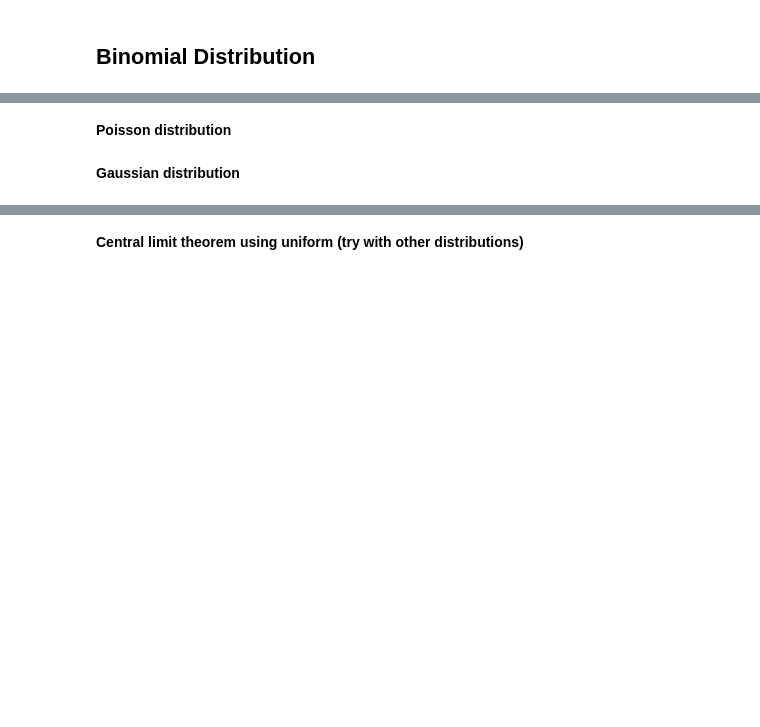
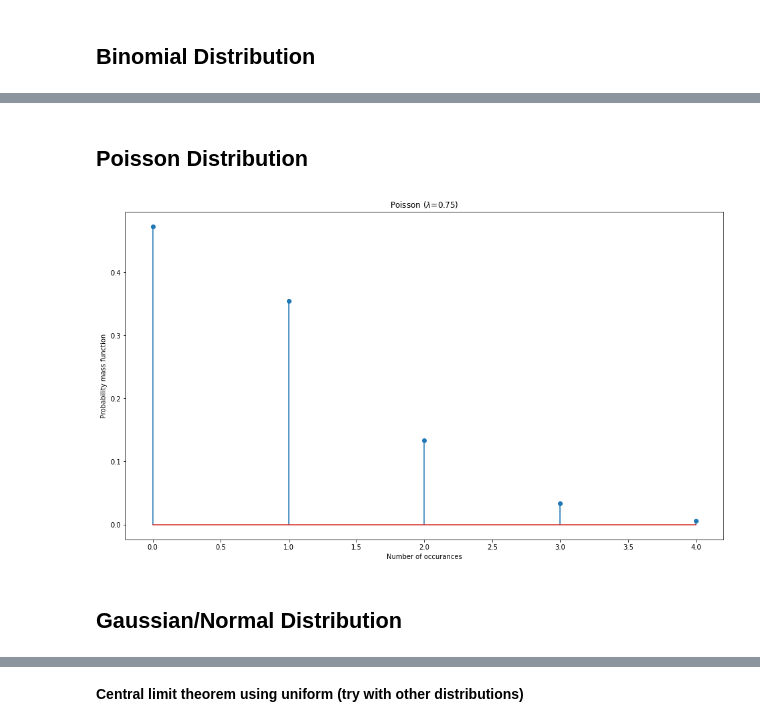
Before and after one commit to zaedulislam/CU_INSE_6220-Advanced_Statistical_Approaches_to_Quality, a Jupyter notebook: Tutorial 1.ipynb, the cells around one changed output, grey strips where cells are left out. Saved outputs shown, nothing was run; the diff lists cells and outputs as text; code cells hidden in the pictures; blank space fills up the shorter version.

```diff
--- a/Tutorial 1.ipynb
+++ b/Tutorial 1.ipynb
@@ -208,16 +221,23 @@ plt.show()
 # %% [markdown]
-**Poisson distribution**
+## Poisson Distribution
 # %%
 lamda = 0.75
+
 x = np.arange(poisson.ppf(0.01, lamda), poisson.ppf(0.999, lamda))
-plt.figure()
+
+# Define the figure size
+plt.figure(figsize=(16, 9))
+
 plt.stem(x, poisson.pmf(x, lamda), use_line_collection=True)
+
 plt.title('Poisson ($\lambda$={0})'.format(lamda))
 plt.xlabel('Number of occurances')
 plt.ylabel('Probability mass function')
 #plt.autoscale(enable=True, axis='y', tight=True)
 plt.show()
+# %% [output]
+[figure, added]
 # %% [markdown]
-**Gaussian distribution**
+## Gaussian/Normal Distribution
 # %%
 mu_sigmas = [(0, 0.8), (0, 1), (0, 2), (2, 1)]
```
Also changed, not shown: parts of 16 cells of this notebook.
